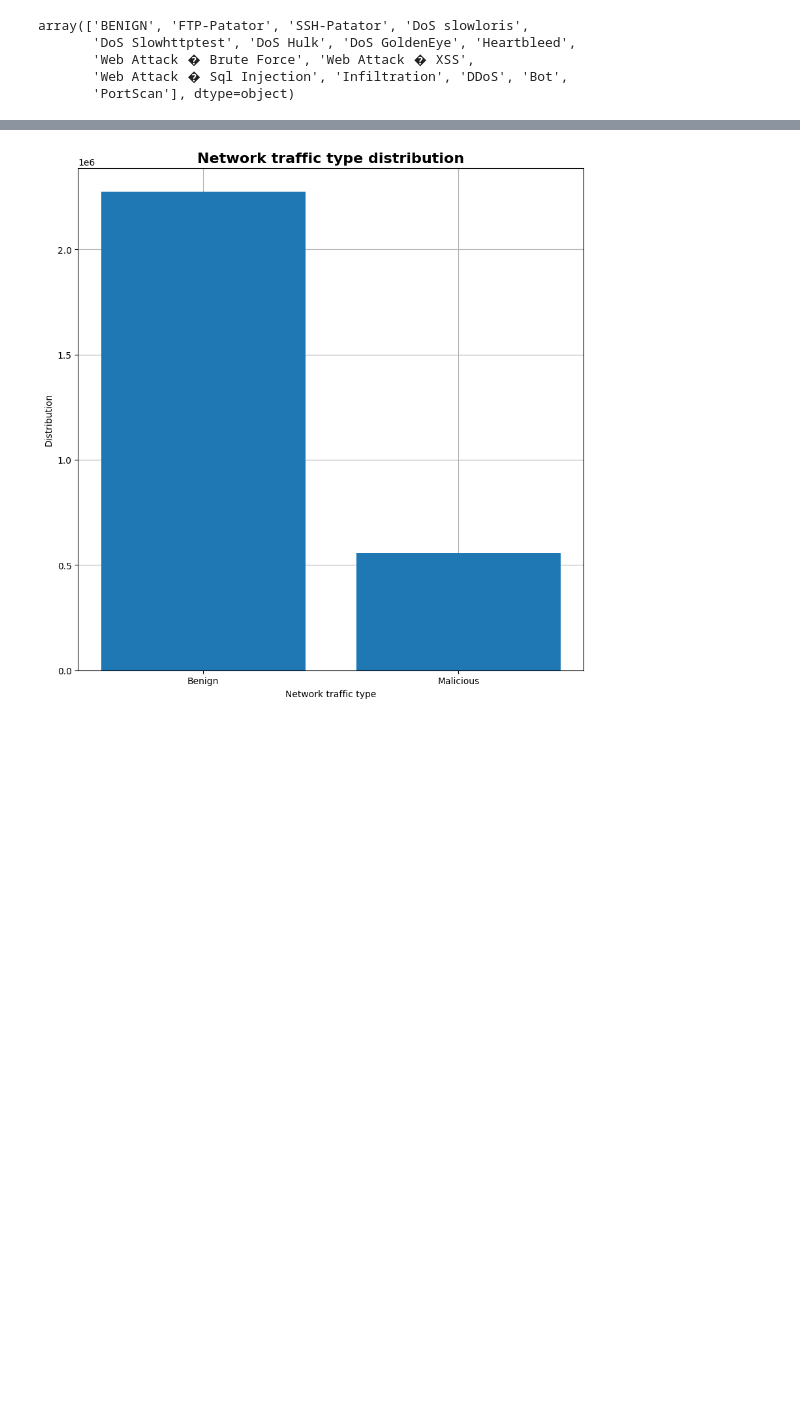
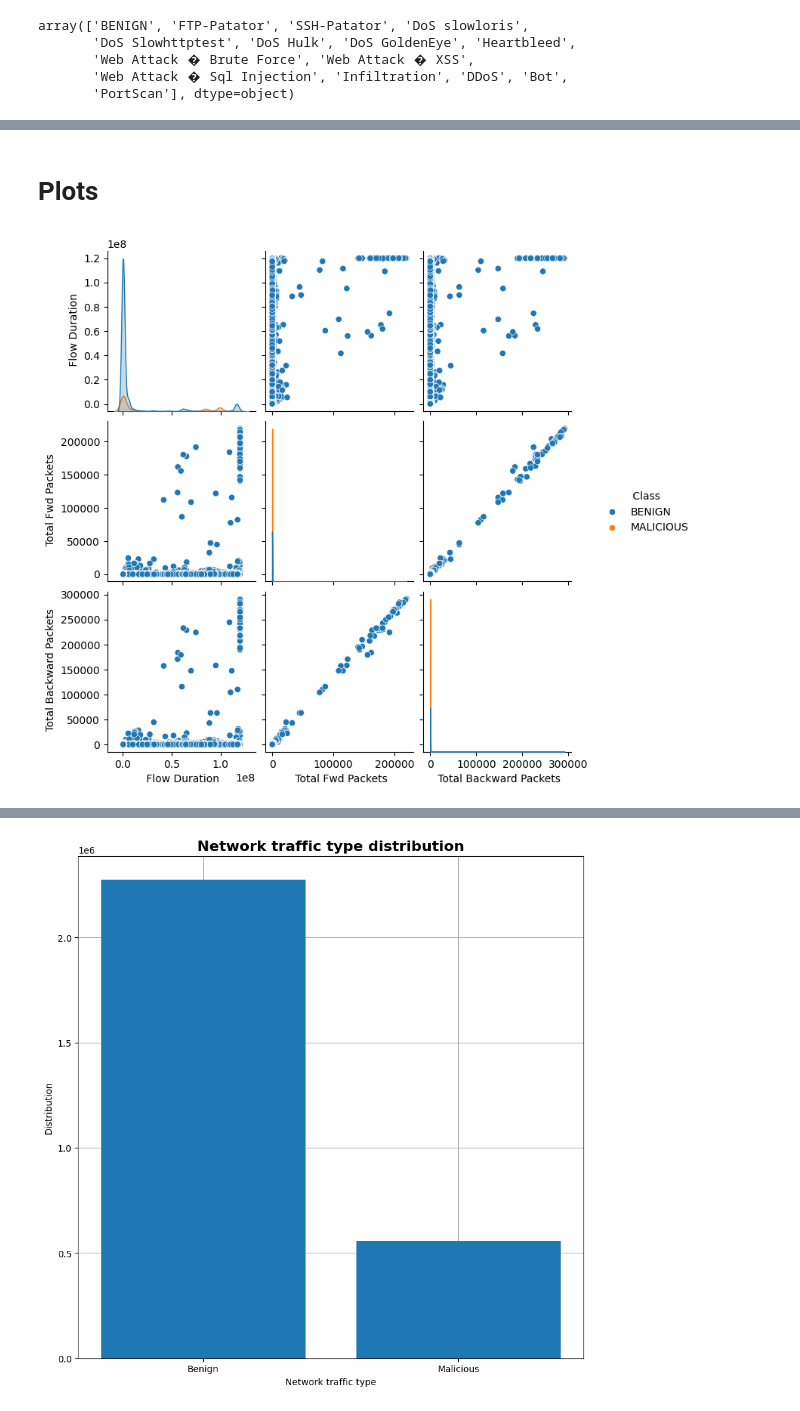
Before and after one commit to KostasEreksonas/IDS_test, a Jupyter notebook: CIC-IDS-2017.ipynb, the cells around one changed output, grey strips where cells are left out. Cells and saved outputs as stored; diff of their text form; code cells hidden in the pictures; blank space fills up the shorter version.

```diff
--- a/CIC-IDS-2017.ipynb
+++ b/CIC-IDS-2017.ipynb
@@ -141,9 +138,0 @@ data[' Class'] = ["BENIGN" if x=='BENIGN' else "MALICIOUS" for x in data[' Label
-# %%
-data = data.drop([' Class'], axis=1)
-# %%
-%%time
-selected_features = [' Flow Duration', ' Total Fwd Packets', ' Total Backward Packets', ' Class']
-pairplot = sns.pairplot(data[selected_features], hue=' Class')
-plt.show()
-fig = pairplot.fig
-fig.savefig("images/plots/Pairplot.png")
@@ -181,0 +294,14 @@ array(['BENIGN', 'FTP-Patator', 'SSH-Patator', 'DoS slowloris',
+# %% [markdown]
+# Plots
+# %%
+def pair_plot(df, hue, plot_name):
+    selected_features=[' Flow Duration', ' Total Fwd Packets', ' Total Backward Packets', hue]
+    pairplot = sns.pairplot(df[selected_features], hue=hue)
+    plt.show()
+    fig = pairplot.fig
+    fig.savefig(f"images/plots/{plot_name}.png")
+# %%
+%%time
+pair_plot(data, ' Class', "Pairplot")
+# %% [output]
+[figure]
```
Also changed, not shown: parts of 34 cells of this notebook.
